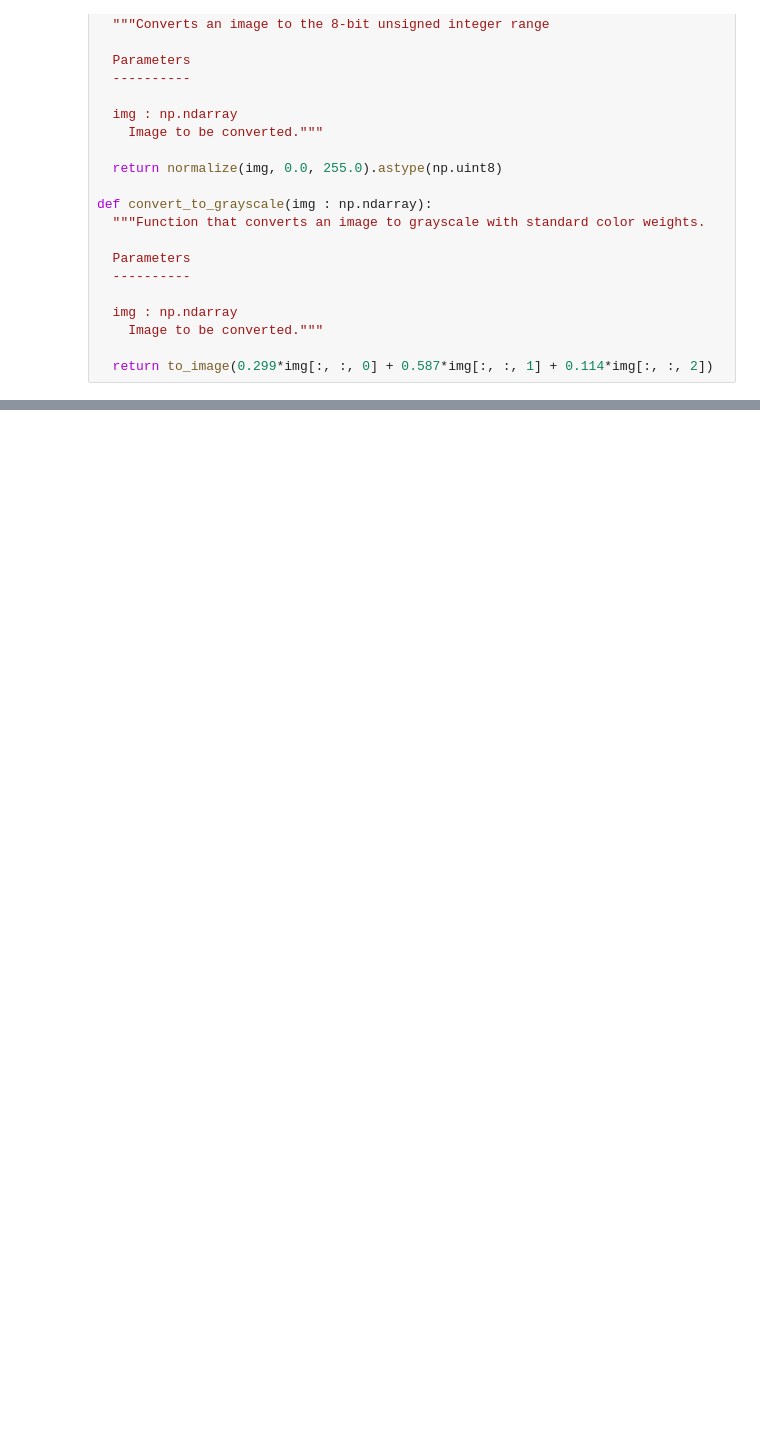
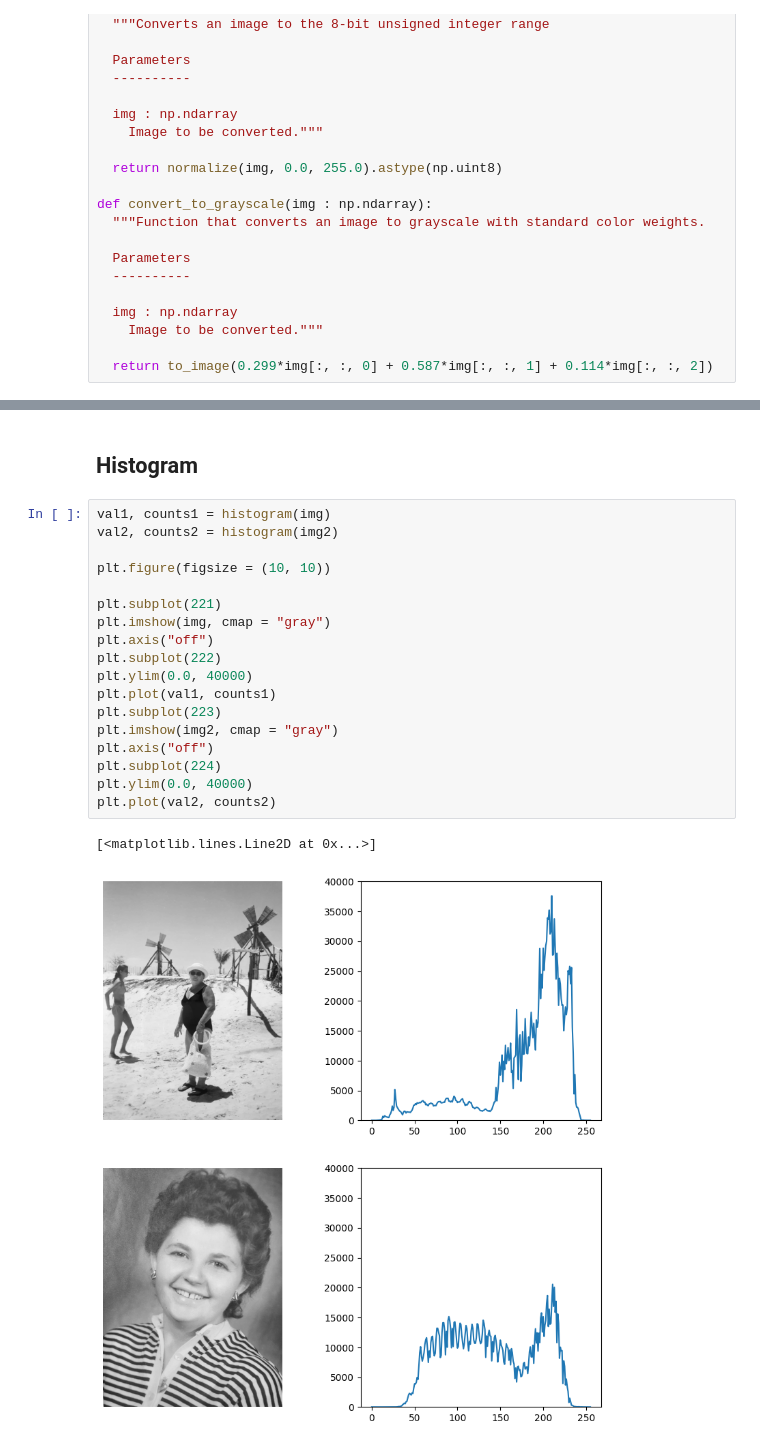
Before and after one commit to JoaoDell/Natural-Artificial-Vision, a Jupyter notebook: examples/basic_operations.ipynb, the cells around one changed output, grey strips where cells are left out. Drawn from its saved outputs; the diff is of its cells as text; blank space fills up the shorter version.

```diff
--- a/examples/basic_operations.ipynb
+++ b/examples/basic_operations.ipynb
@@ -124,0 +182,23 @@ plt.imshow(gaussian((150, 200), 50.0), cmap = "gray")
+# %% [markdown]
+## Histogram
+# %%
+val1, counts1 = histogram(img)
+val2, counts2 = histogram(img2)
+
+plt.figure(figsize = (10, 10))
+
+plt.subplot(221)
+plt.imshow(img, cmap = "gray")
+plt.axis("off")
+plt.subplot(222)
+plt.ylim(0.0, 40000)
+plt.plot(val1, counts1)
+plt.subplot(223)
+plt.imshow(img2, cmap = "gray")
+plt.axis("off")
+plt.subplot(224)
+plt.ylim(0.0, 40000)
+plt.plot(val2, counts2)
+# %% [output]
+[<matplotlib.lines.Line2D at 0x...>]
+[figure, added]
```
Also changed, not shown: parts of 10 cells of this notebook, 1 other file.
